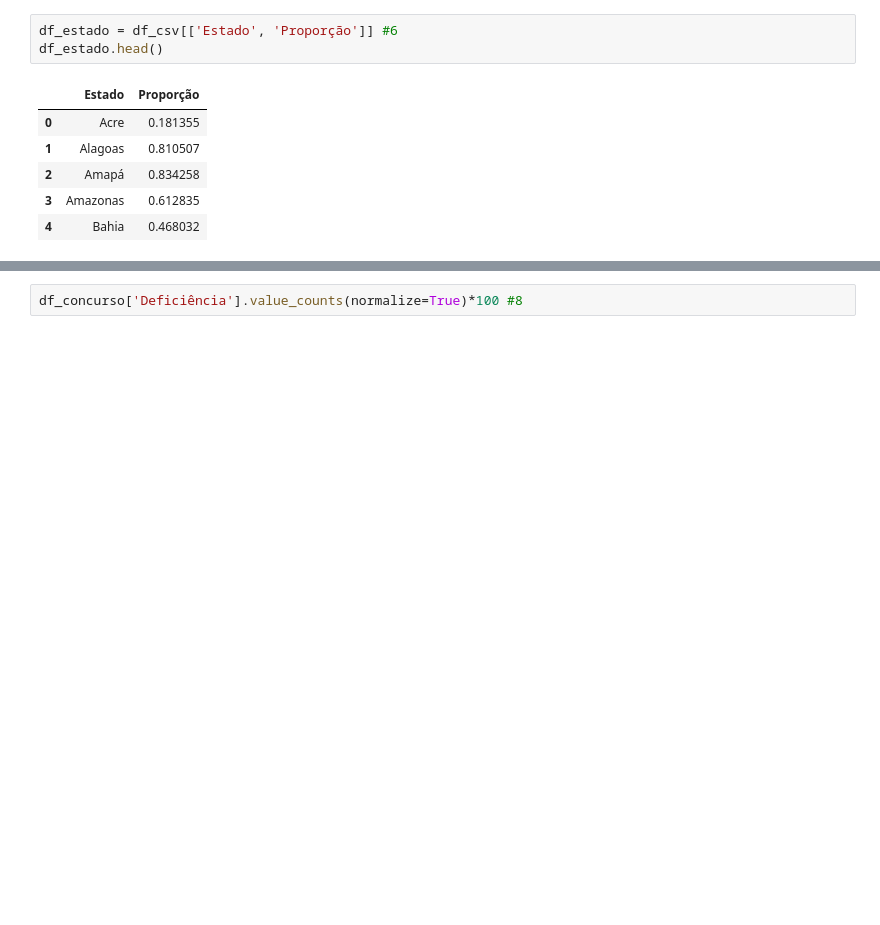
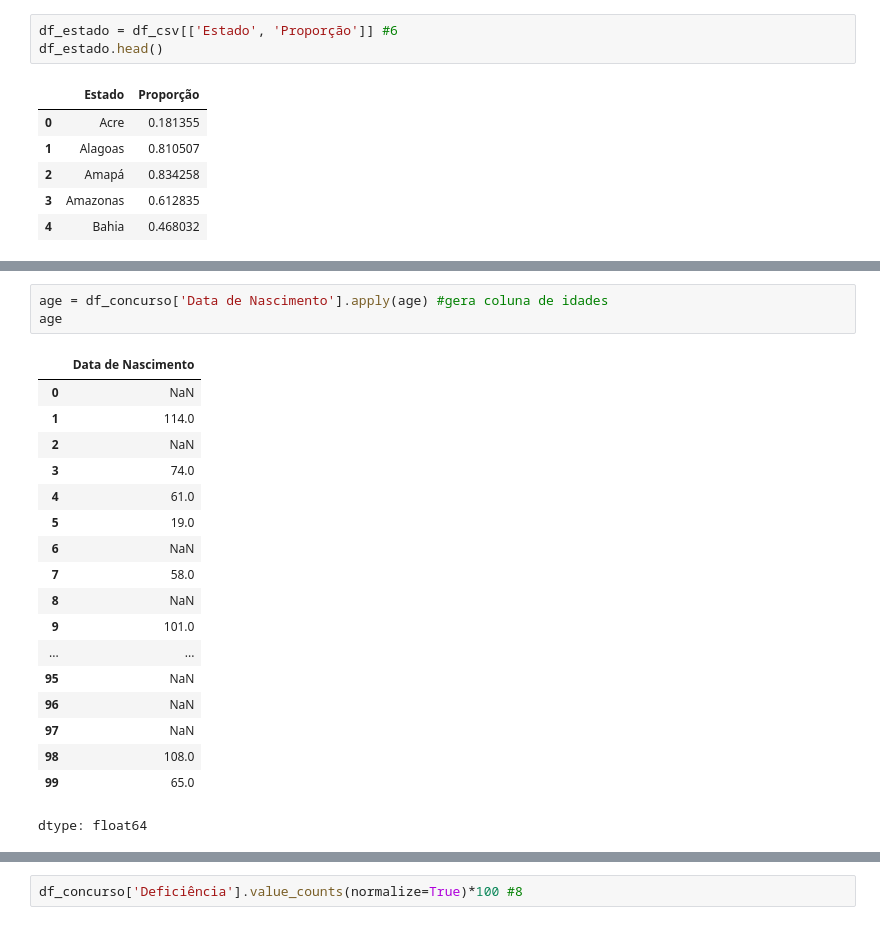
Before and after one commit to dsreliete/Womakerscode-DA-colabs, a Jupyter notebook: [Notebook]_Python_para_Dados_Pandas.ipynb, the cells around one changed output, grey strips where cells are left out. Drawn from its saved outputs; the diff is of its cells as text; blank space fills up the shorter version.

```diff
--- a/[Notebook]_Python_para_Dados_Pandas.ipynb
+++ b/[Notebook]_Python_para_Dados_Pandas.ipynb
@@ -258,0 +271,22 @@ df_concurso.head()
+# %%
+age = df_concurso['Data de Nascimento'].apply(age) #gera coluna de idades
+age
+# %% [output]
+|  | Data de Nascimento |
+| 0 | NaN |
+| 1 | 114.0 |
+| 2 | NaN |
+| 3 | 74.0 |
+| 4 | 61.0 |
+| 5 | 19.0 |
+| 6 | NaN |
+| 7 | 58.0 |
+| 8 | NaN |
+| 9 | 101.0 |
+| ... | ... |
+| 95 | NaN |
+| 96 | NaN |
+| 97 | NaN |
+| 98 | 108.0 |
+| 99 | 65.0 |
+dtype: float64
```
Also changed, not shown: parts of 5 cells of this notebook.
